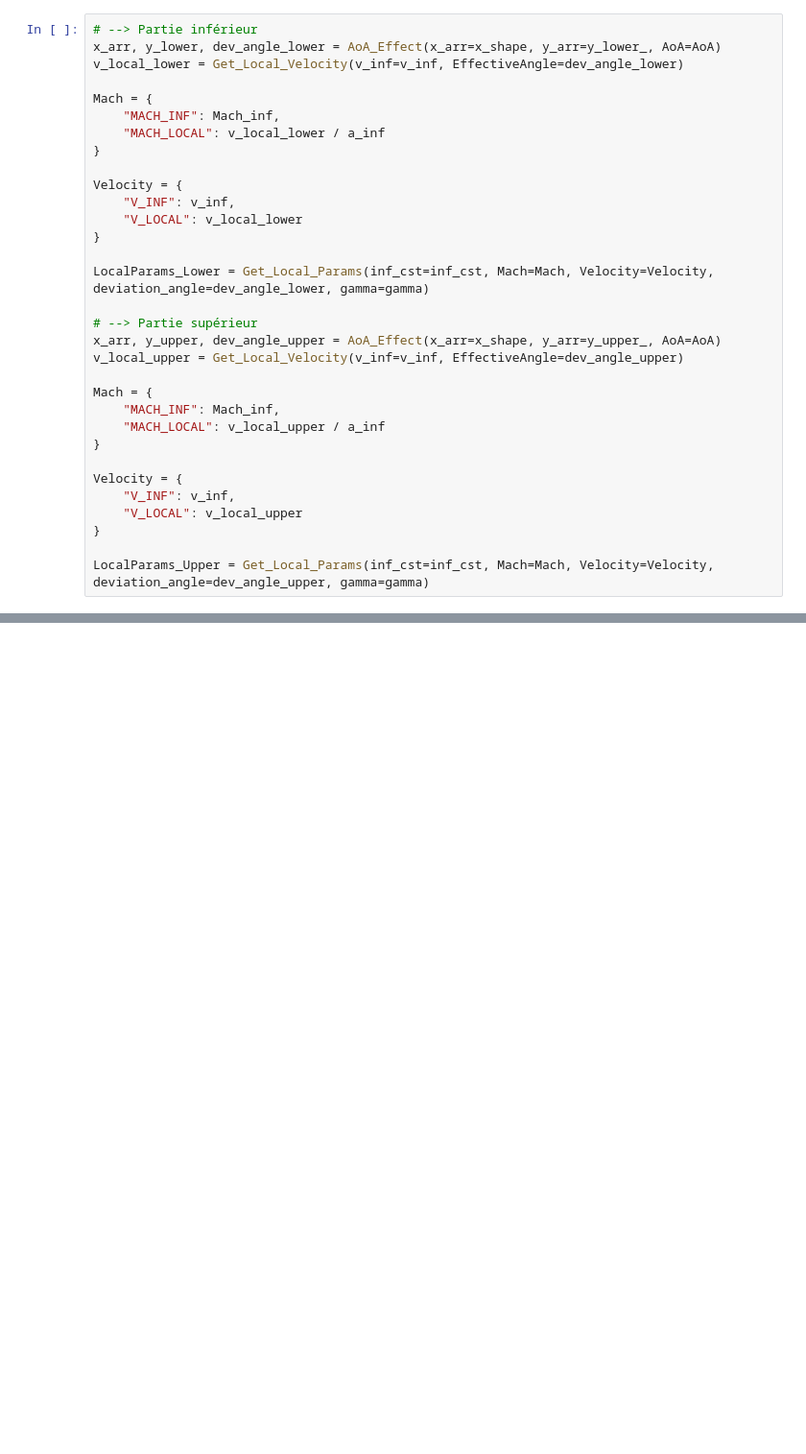
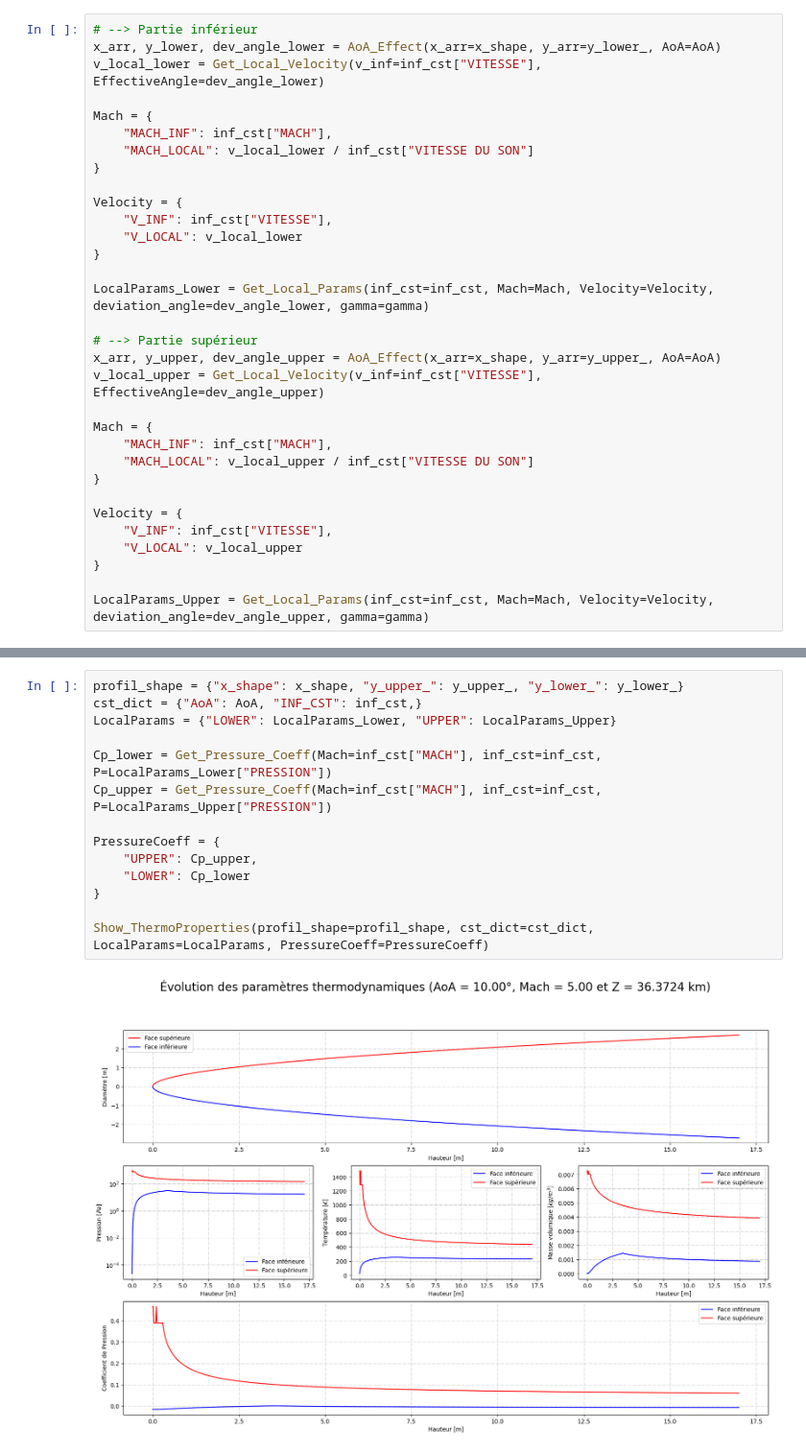
Before and after one commit to AeroLanceur/Projet_lanceur, a Jupyter notebook: src/main_aero.ipynb, the cells around one changed output, grey strips where cells are left out. Shown at 96% size. Cells and saved outputs as stored; diff of their text form; blank space fills up the shorter version.

```diff
--- a/src/main_aero.ipynb
+++ b/src/main_aero.ipynb
@@ -52,15 +57,15 @@ inf_cst = {
 # %%
 # --> Partie inférieur
 x_arr, y_lower, dev_angle_lower = AoA_Effect(x_arr=x_shape, y_arr=y_lower_, AoA=AoA)
-v_local_lower = Get_Local_Velocity(v_inf=v_inf, EffectiveAngle=dev_angle_lower)
+v_local_lower = Get_Local_Velocity(v_inf=inf_cst["VITESSE"], EffectiveAngle=dev_angle_lower)
 
 Mach = {
-    "MACH_INF": Mach_inf,
-    "MACH_LOCAL": v_local_lower / a_inf
+    "MACH_INF": inf_cst["MACH"],
+    "MACH_LOCAL": v_local_lower / inf_cst["VITESSE DU SON"]
 }
 
 Velocity = {
-    "V_INF": v_inf,
+    "V_INF": inf_cst["VITESSE"],
     "V_LOCAL": v_local_lower
 }
 
@@ -68,15 +73,15 @@ LocalParams_Lower = Get_Local_Params(inf_cst=inf_cst, Mach=Mach, Velocity=Veloci
 
 # --> Partie supérieur
 x_arr, y_upper, dev_angle_upper = AoA_Effect(x_arr=x_shape, y_arr=y_upper_, AoA=AoA)
-v_local_upper = Get_Local_Velocity(v_inf=v_inf, EffectiveAngle=dev_angle_upper)
+v_local_upper = Get_Local_Velocity(v_inf=inf_cst["VITESSE"], EffectiveAngle=dev_angle_upper)
 
 Mach = {
-    "MACH_INF": Mach_inf,
-    "MACH_LOCAL": v_local_upper / a_inf
+    "MACH_INF": inf_cst["MACH"],
+    "MACH_LOCAL": v_local_upper / inf_cst["VITESSE DU SON"]
 }
 
 Velocity = {
-    "V_INF": v_inf,
+    "V_INF": inf_cst["VITESSE"],
     "V_LOCAL": v_local_upper
 }
 
@@ -138 +92,17 @@ pressure_coeff_ax.legend(loc="best")
+# %%
+profil_shape = {"x_shape": x_shape, "y_upper_": y_upper_, "y_lower_": y_lower_}
+cst_dict = {"AoA": AoA, "INF_CST": inf_cst,}
+LocalParams = {"LOWER": LocalParams_Lower, "UPPER": LocalParams_Upper}
+
+Cp_lower = Get_Pressure_Coeff(Mach=inf_cst["MACH"], inf_cst=inf_cst, P=LocalParams_Lower["PRESSION"])
+Cp_upper = Get_Pressure_Coeff(Mach=inf_cst["MACH"], inf_cst=inf_cst, P=LocalParams_Upper["PRESSION"])
+
+PressureCoeff = {
+    "UPPER": Cp_upper,
+    "LOWER": Cp_lower
+}
+
+Show_ThermoProperties(profil_shape=profil_shape, cst_dict=cst_dict, LocalParams=LocalParams, PressureCoeff=PressureCoeff)
+# %% [output]
+[figure, added]
 # %%
```
Also changed, not shown: parts of 9 cells of this notebook, 3 other files.
